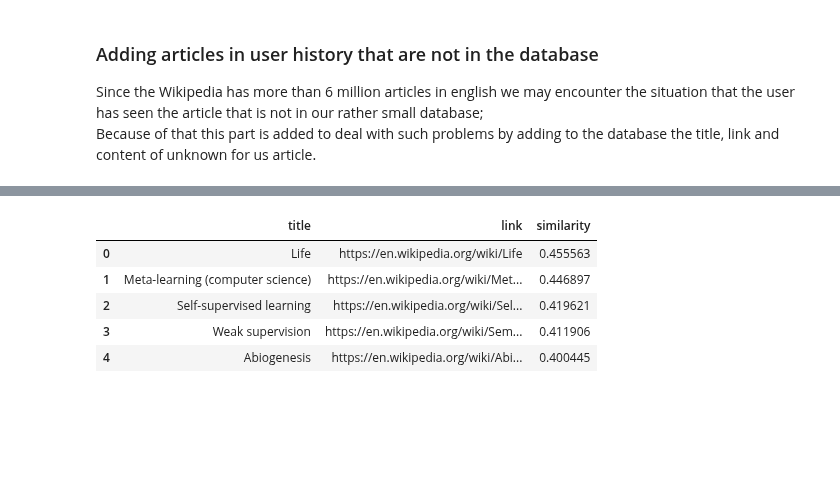
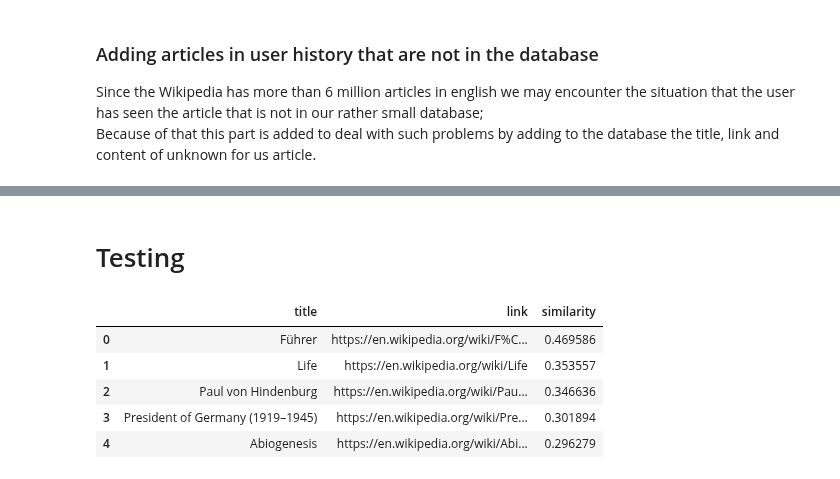
Before and after one commit to mmartyna123/InformationRetrieval, a Jupyter notebook: Project_Wiki/wiki_working_version.ipynb, the cells around one changed output, grey strips where cells are left out. Saved outputs shown, nothing was run; the diff lists cells and outputs as text; code cells hidden in the pictures; blank space fills up the shorter version.

```diff
--- a/Project_Wiki/wiki_working_version.ipynb
+++ b/Project_Wiki/wiki_working_version.ipynb
@@ -273,3 +291,5 @@ KeyError: "['Aliens'] not in index"
+# %%
+df = pd.read_csv('processed_articles.csv')
 # %%
 def fetchUnknownArticle(unknowTitle):
     base_url = "https://en.wikipedia.org/wiki/"
@@ -299,7 +319,7 @@ def fetchUnknownArticle(unknowTitle):
 def additionalArticles(newArticle, df, maxExpansion=5):
     mainArticle = fetchUnknownArticle(newArticle)
     if mainArticle is None:
-        return df
+        return []
 
     newCrawledArticles = crawlArticles(mainArticle['link'], max_articles=maxExpansion)
 
@@ -328,15 +348,17 @@ def expandDatabase(history, df):
         additionaldf = pd.DataFrame(allNewArticles)
         df = pd.concat([df, additionaldf], ignore_index=True)
         df = df.drop_duplicates(subset='title')
-        saveDatabase(df, 'articles.csv')
+        saveDatabase(df, 'processed_articles.csv')
     return df
 # %%
 def recommendArticles(history, df, top_n=5):
 
     df = expandDatabase(history, df)
 
-    tfidf, dfTFIDF = tf_idf(df)
-    df = df.set_index('title')
+    if df.index.name != 'title':
+        df = df.set_index('title')
+
+    tfidf, dfTFIDF = tf_idf(df.reset_index())
 
     historyContent = ' '.join(df.loc[history,'processedContent'])
     historyVector = tfidf.transform([historyContent]).toarray()[0]
@@ -346,7 +368,7 @@ def recommendArticles(history, df, top_n=5):
 
     recommendations = pd.DataFrame({
         'title': dfTFIDF.index,
-        'link': df.loc[dfTFIDF.index, 'link'],
+        'link': df['link'],
         'similarity': similarityScores
     })
 
@@ -355,20 +377,25 @@ def recommendArticles(history, df, top_n=5):
 
     recommendations = recommendations.sort_values(by='similarity', ascending=False).reset_index(drop=True)
 
+
+
+
     recommendations = recommendations.head(top_n)
 
 
     recommendations = HTML(recommendations.to_html(render_links=True, escape=False))
 
     return recommendations
+# %% [markdown]
+# Testing
 # %%
-history = ['Machine learning', 'Extraterrestrial life']
+history = ['Machine learning', 'Extraterrestrial life', 'Adolf Hitler']
 recommendations = recommendArticles(history, df, top_n=5)
 recommendations
 # %% [output]
 |  | title | link | similarity |
-| 0 | Life | https://en.wikipedia.org/wiki/Life | 0.455563 |
-| 1 | Meta-learning (computer science) | https://en.wikipedia.org/wiki/Met... | 0.446897 |
-| 2 | Self-supervised learning | https://en.wikipedia.org/wiki/Sel... | 0.419621 |
-| 3 | Weak supervision | https://en.wikipedia.org/wiki/Sem... | 0.411906 |
-| 4 | Abiogenesis | https://en.wikipedia.org/wiki/Abi... | 0.400445 |
+| 0 | Führer | https://en.wikipedia.org/wiki/F%C... | 0.469586 |
+| 1 | Life | https://en.wikipedia.org/wiki/Life | 0.353557 |
+| 2 | Paul von Hindenburg | https://en.wikipedia.org/wiki/Pau... | 0.346636 |
+| 3 | President of Germany (1919–1945) | https://en.wikipedia.org/wiki/Pre... | 0.301894 |
+| 4 | Abiogenesis | https://en.wikipedia.org/wiki/Abi... | 0.296279 |
```
Also changed, not shown: parts of 16 cells of this notebook.
